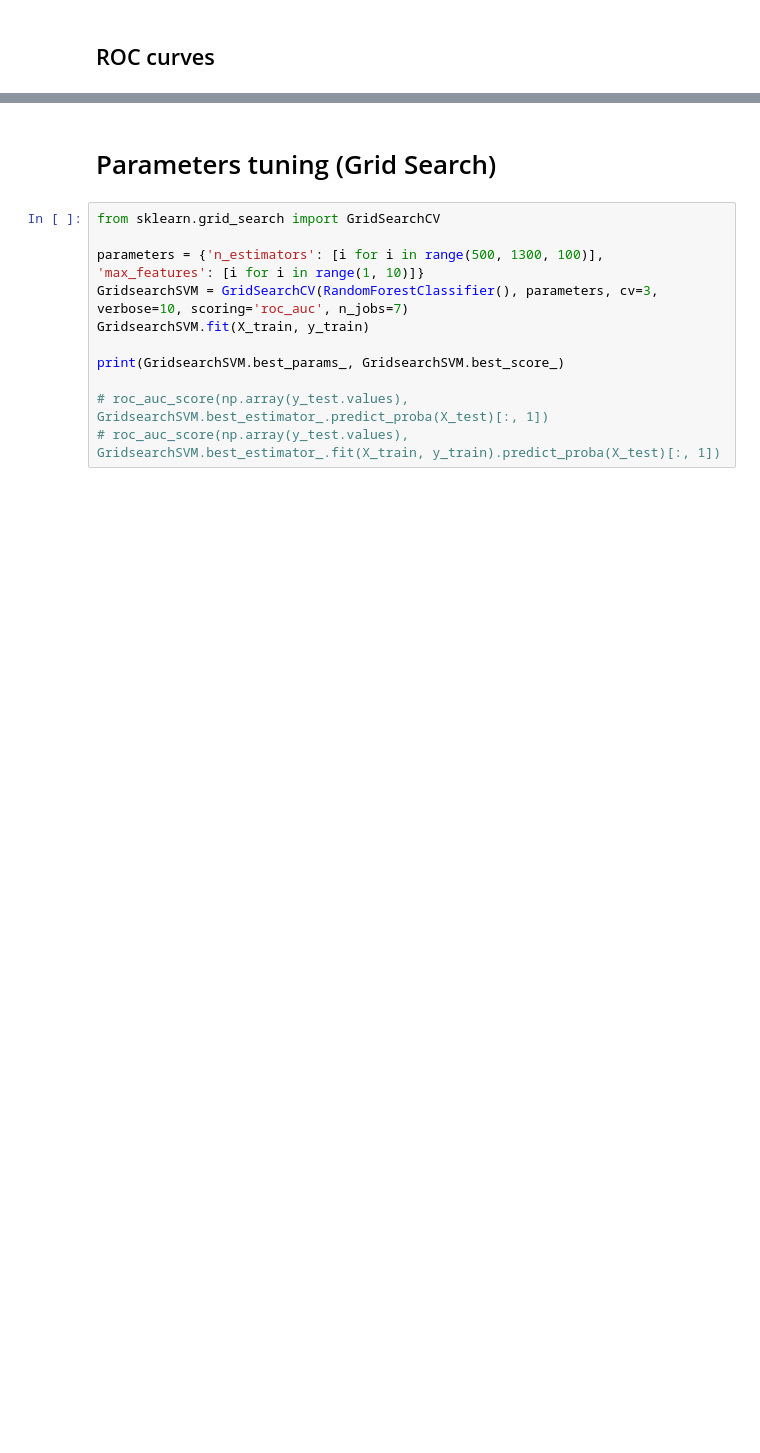
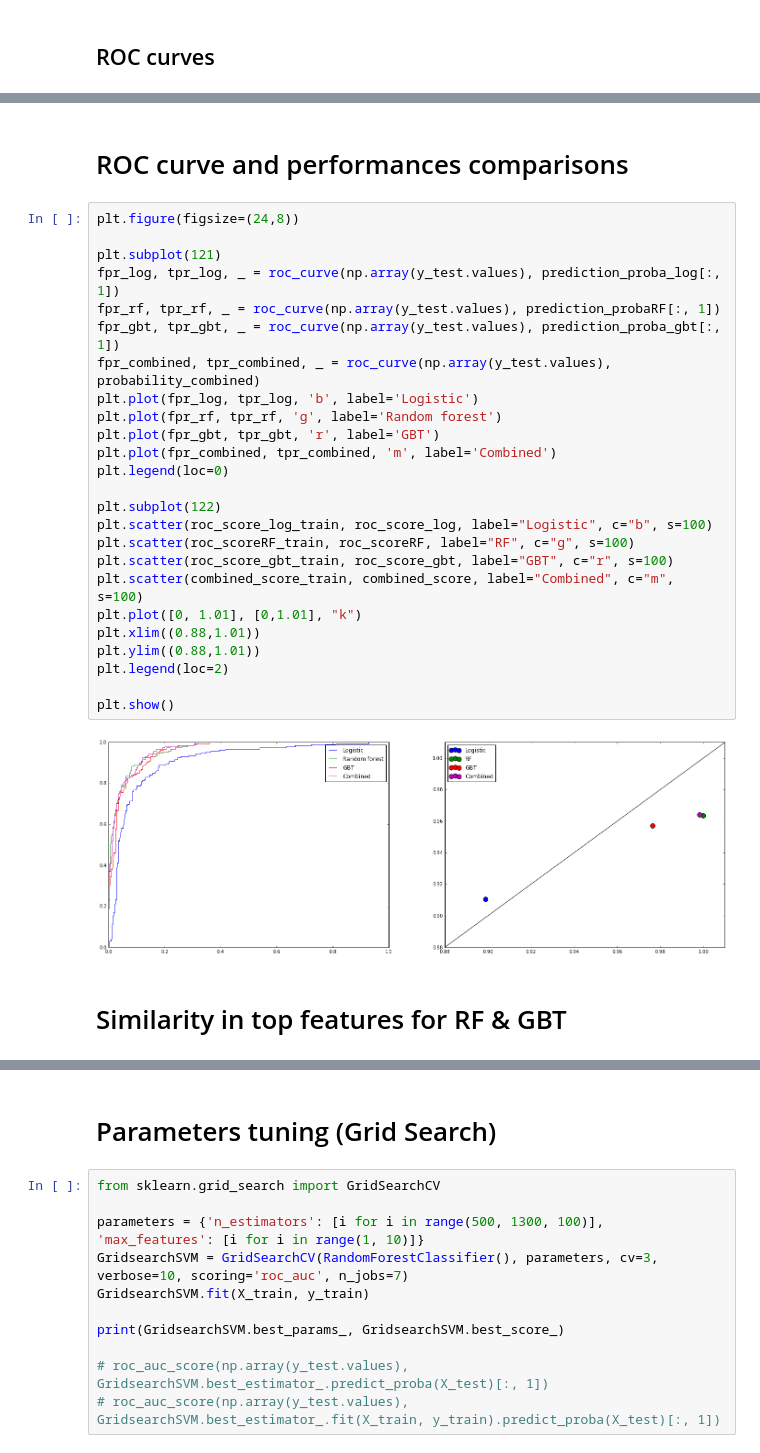
Before and after one commit to maximerihouey/grant_application, a Jupyter notebook: building_dataset.ipynb, the cells around one changed output, grey strips where cells are left out. Cells and saved outputs as stored; diff of their text form; blank space fills up the shorter version.

```diff
--- a/building_dataset.ipynb
+++ b/building_dataset.ipynb
@@ -602,0 +633,31 @@ plt.show()
+# %% [markdown]
+# ROC curve and performances comparisons
+# %%
+plt.figure(figsize=(24,8))
+
+plt.subplot(121)
+fpr_log, tpr_log, _ = roc_curve(np.array(y_test.values), prediction_proba_log[:, 1])
+fpr_rf, tpr_rf, _ = roc_curve(np.array(y_test.values), prediction_probaRF[:, 1])
+fpr_gbt, tpr_gbt, _ = roc_curve(np.array(y_test.values), prediction_proba_gbt[:, 1])
+fpr_combined, tpr_combined, _ = roc_curve(np.array(y_test.values), probability_combined)
+plt.plot(fpr_log, tpr_log, 'b', label='Logistic')
+plt.plot(fpr_rf, tpr_rf, 'g', label='Random forest')
+plt.plot(fpr_gbt, tpr_gbt, 'r', label='GBT')
+plt.plot(fpr_combined, tpr_combined, 'm', label='Combined')
+plt.legend(loc=0)
+
+plt.subplot(122)
+plt.scatter(roc_score_log_train, roc_score_log, label="Logistic", c="b", s=100)
+plt.scatter(roc_scoreRF_train, roc_scoreRF, label="RF", c="g", s=100)
+plt.scatter(roc_score_gbt_train, roc_score_gbt, label="GBT", c="r", s=100)
+plt.scatter(combined_score_train, combined_score, label="Combined", c="m", s=100)
+plt.plot([0, 1.01], [0,1.01], "k")
+plt.xlim((0.88,1.01))
+plt.ylim((0.88,1.01))
+plt.legend(loc=2)
+
+plt.show()
+# %% [output]
+[figure, added]
+# %% [markdown]
+# Similarity in top features for RF & GBT
```
Also changed, not shown: parts of 53 cells of this notebook, 1 other file.
